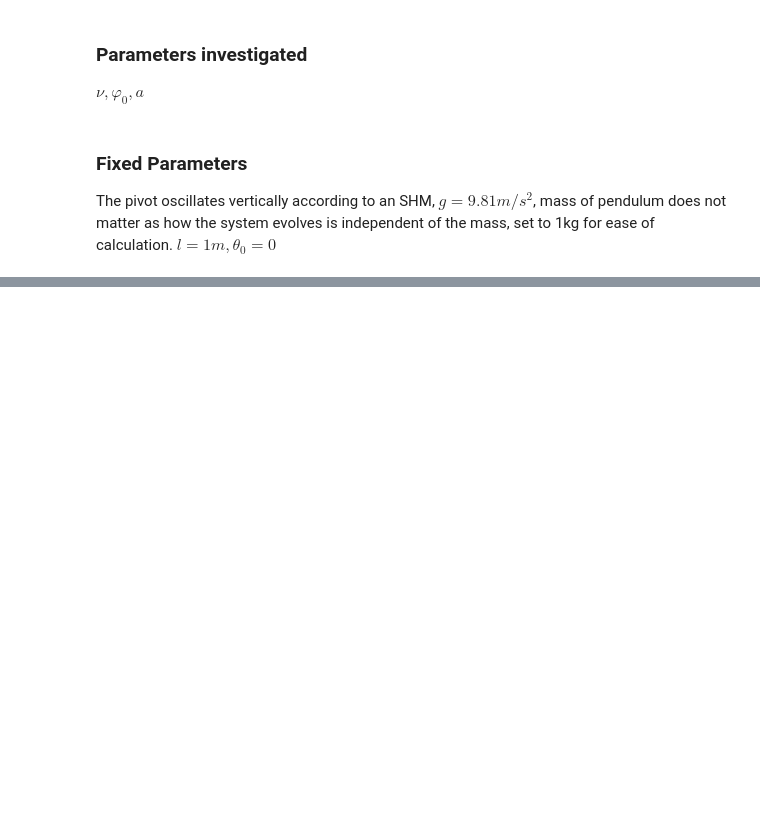
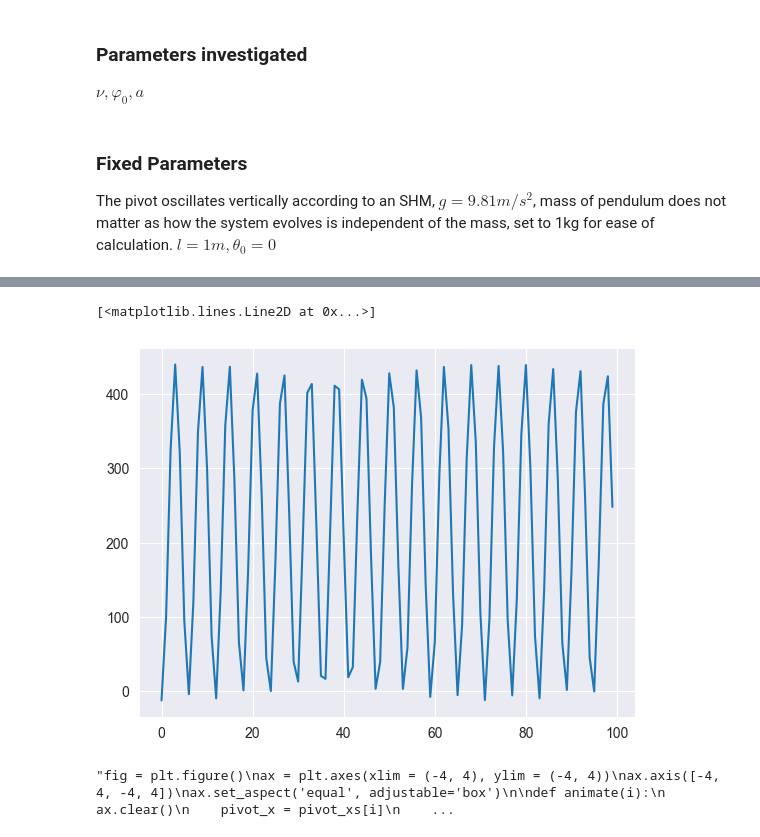
Before and after one commit to oliverysfx/Kapitza-Pendulum, a Jupyter notebook: report.ipynb, the cells around one changed output, grey strips where cells are left out. Saved outputs shown, nothing was run; the diff lists cells and outputs as text; code cells hidden in the pictures; blank space fills up the shorter version.

```diff
--- a/report.ipynb
+++ b/report.ipynb
@@ -37,0 +96,6 @@ The pivot oscillates vertically according to an SHM, $ g = 9.81m/s^2 $, mass of
+# %%
+fig = plt.figure()
+plt.plot(t_list[::10000],energy_list[::10000])
+# %% [output]
+[<matplotlib.lines.Line2D at 0x...>]
+[figure, added]
@@ -37,0 +112,27 @@ The pivot oscillates vertically according to an SHM, $ g = 9.81m/s^2 $, mass of
+# %%
+'''fig = plt.figure()
+ax = plt.axes(xlim = (-4, 4), ylim = (-4, 4))
+ax.axis([-4, 4, -4, 4])
+ax.set_aspect('equal', adjustable='box')
+
+def animate(i):
+    ax.clear()
+    pivot_x = pivot_xs[i]
+    pivot_y = pivot_ys[i]
+    pivot = sns.scatterplot(x = [pivot_x], y = [pivot_y], s=[10], ax = ax, legend = False)
+    bob_x = bob_xs[i]
+    bob_y = bob_ys[i]
+    bob = sns.scatterplot(x = [bob_x], y = [bob_y], s=[10], ax = ax, legend = False)
+    rod = sns.lineplot(x = [bob_x, pivot_x], y = [bob_y, pivot_y], ax = ax, legend = False)
+    ax.axis([-6, 6, -6, 6])
+    return [pivot, bob, rod]
+
+pivot_xs = ([0]*len(t_list))[::100]
+pivot_ys = y_piv_list[::100]
+bob_xs = x_bob_list[::100]
+bob_ys = y_bob_list[::100]
+
+ani = FuncAnimation(fig, animate, frames=len(pivot_xs), interval=10, repeat=False)
+plt.show()'''#uncomment this box to show animation for the initial conditions above
+# %% [output]
+"fig = plt.figure()\nax = plt.axes(xlim = (-4, 4), ylim = (-4, 4))\nax.axis([-4, 4, -4, 4])\nax.set_aspect('equal', adjustable='box')\n\ndef animate(i):\n    ax.clear()\n    pivot_x = pivot_xs[i]\n    ...
```
Also changed, not shown: parts of 39 cells of this notebook, 1 other file.
